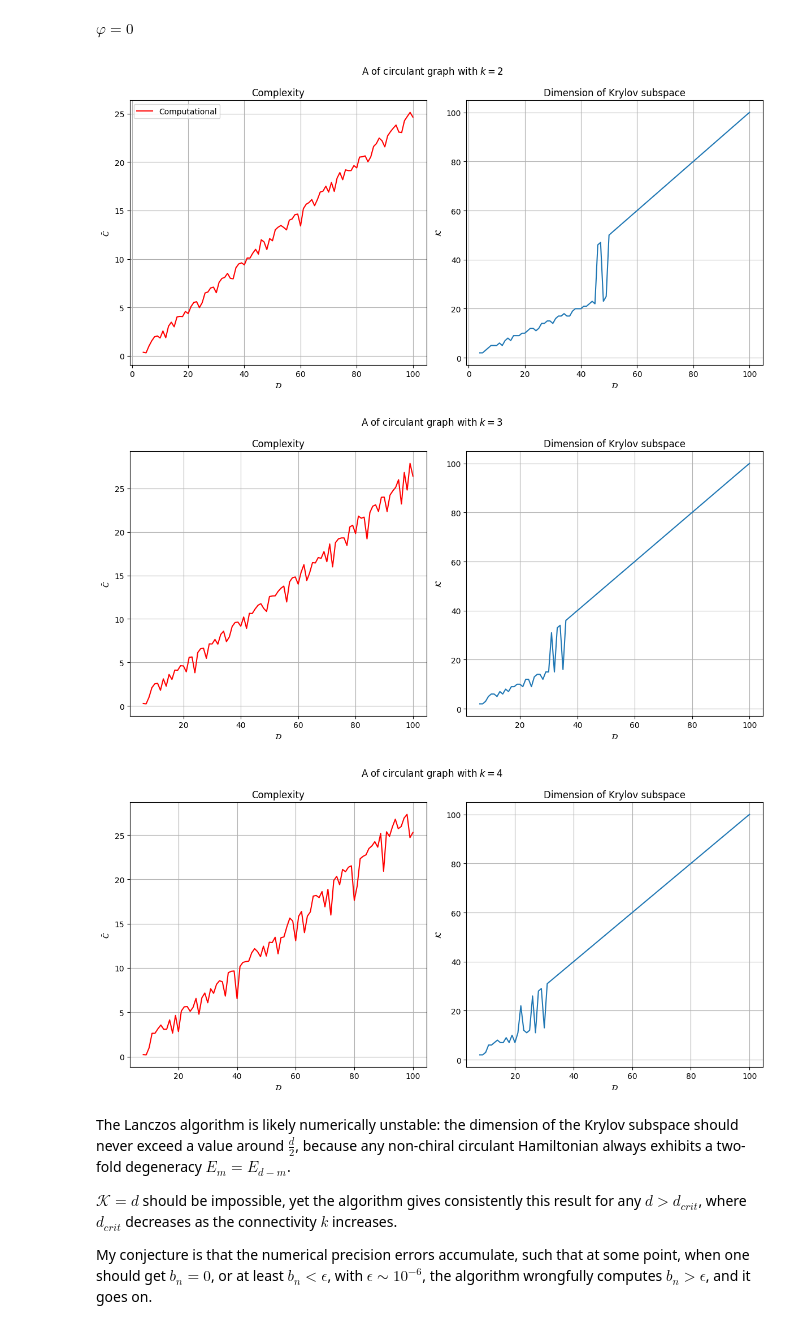
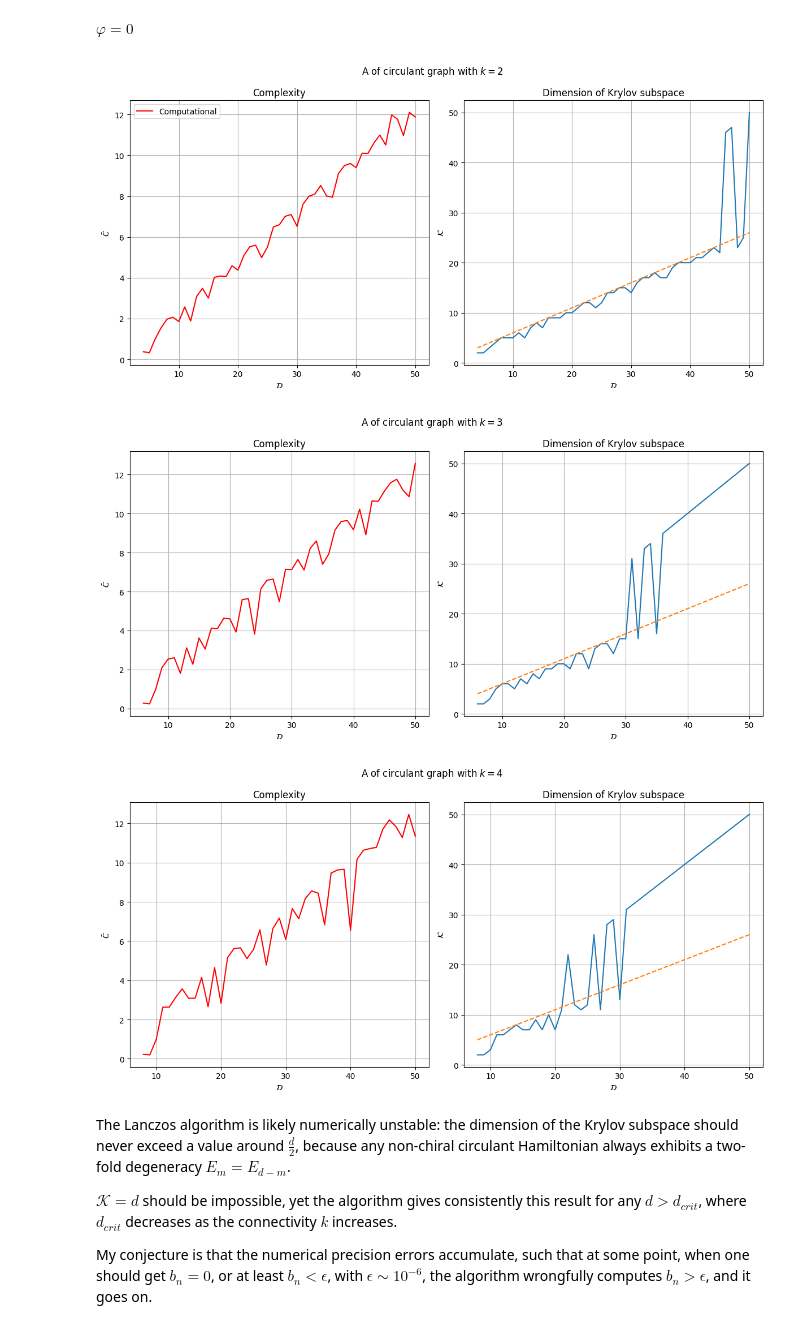
Before and after one commit to erricottaro/Krylov_complexity_on_circulant_graphs, a Jupyter notebook: circulant.ipynb, the cells around one changed output. Cells and saved outputs as stored; diff of their text form; code cells hidden in the pictures.

```diff
--- a/circulant.ipynb
+++ b/circulant.ipynb
@@ -56,7 +43,7 @@ def circulant_routine(d_max, weights, initial):
 
         #print(cs)
         H_cycle = gen.circulant_ham(c=cs, dim=i)
-        new_H, compl_cycle[i-dim_min] = get_complexity(H_cycle, initial)
+        new_H, compl_cycle[i-dim_min] = kr.get_complexity(H_cycle, initial)
         krylov_size[i-dim_min] = new_H.shape[0]
 
         app = np.array([0.], dtype=complex)
@@ -161,12 +148,13 @@ axx[0].legend()
 
 axx[1].grid(True)
 axx[1].plot(an_x, krylov_size)
+axx[1].plot(an_x, an_x/2+1,linestyle="--")
 axx[1].set_title("Dimension of Krylov subspace")
 axx[1].set_ylabel(r"$\mathcal{K}$")
 axx[1].set_xlabel(r"$\mathcal{D}$")
 plt.show()
 # %% [output]
-[figure, old version]
+[figure, new version]
 # %%
 initial = np.zeros(2, dtype=complex)
 initial[0] = 1.0+0.j
@@ -187,38 +175,40 @@ axx[0].set_xlabel(r"$\mathcal{D}$")
 
 axx[1].grid(True)
 axx[1].plot(an_x, krylov_size)
+axx[1].plot(an_x, an_x/2+1,linestyle="--")
 axx[1].set_title("Dimension of Krylov subspace")
 axx[1].set_ylabel(r"$\mathcal{K}$")
 axx[1].set_xlabel(r"$\mathcal{D}$")
 plt.show()
 # %% [output]
-[figure, old version]
+[figure, new version]
 # %%
 initial = np.zeros(2, dtype=complex)
 initial[0] = 1.0+0.j
 
 w = np.array([0.,1.,1.,1.,1.])
 
-an_x, compl_cycle, krylov_size = circulant_routine(d_max=100, weights=w, initial=initial)
+an_x, compl_cycle, krylov_size = circulant_routine(d_max=50, weights=w, initial=initial)
 # %%
 fig, axx = plt.subplots(1,2, figsize=(12,6), tight_layout=True)
 
 fig.suptitle("A of circulant graph with $k=4$")
 axx[0].grid(True)
 axx[0].plot(an_x, compl_cycle, color="r")
 axx[0].set_title(r"Complexity")
 axx[0].set_ylabel(r"$\bar{C}$")
 axx[0].set_xlabel(r"$\mathcal{D}$")
 #axx[0].legend()
 
 axx[1].grid(True)
 axx[1].plot(an_x, krylov_size)
+axx[1].plot(an_x, an_x/2+1,linestyle="--")
 axx[1].set_title("Dimension of Krylov subspace")
 axx[1].set_ylabel(r"$\mathcal{K}$")
 axx[1].set_xlabel(r"$\mathcal{D}$")
 plt.show()
 # %% [output]
-[figure, old version]
+[figure, new version]
 # %% [markdown]
 The Lanczos algorithm is likely numerically unstable: the dimension of the Krylov subspace should never exceed a value around $\frac{d}{2}$, because any non-chiral circulant Hamiltonian always exhibits a two-fold degeneracy $E_m = E_{d-m}$.
 
```
Also changed, not shown: parts of 3 cells of this notebook.
